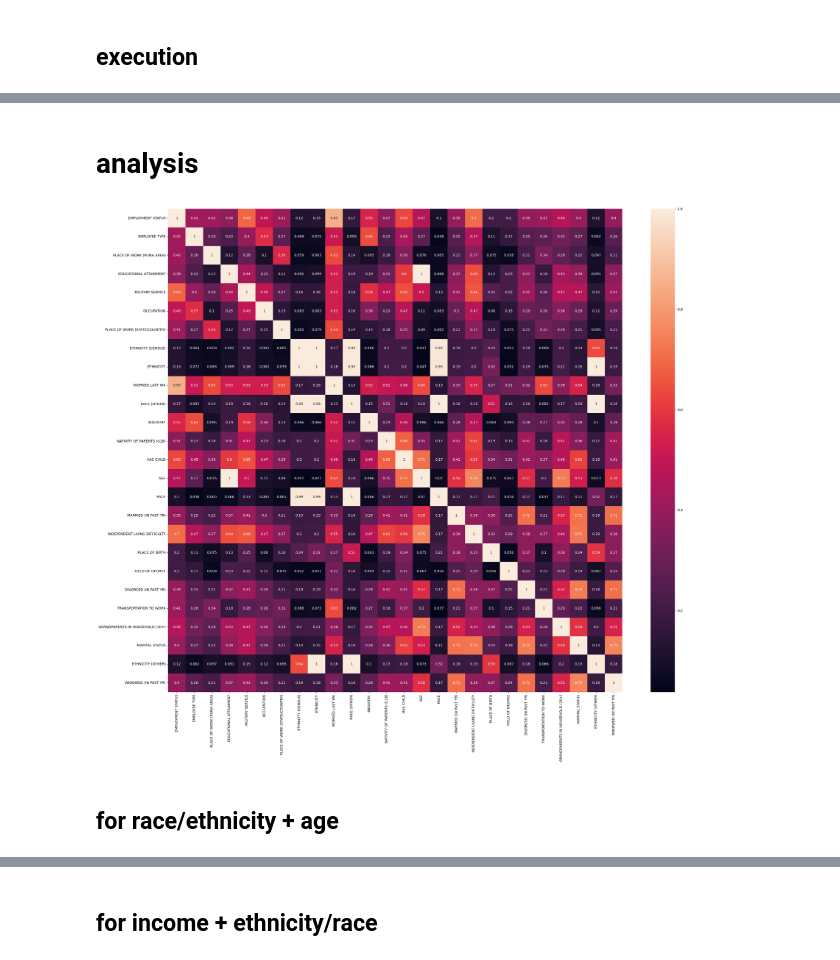
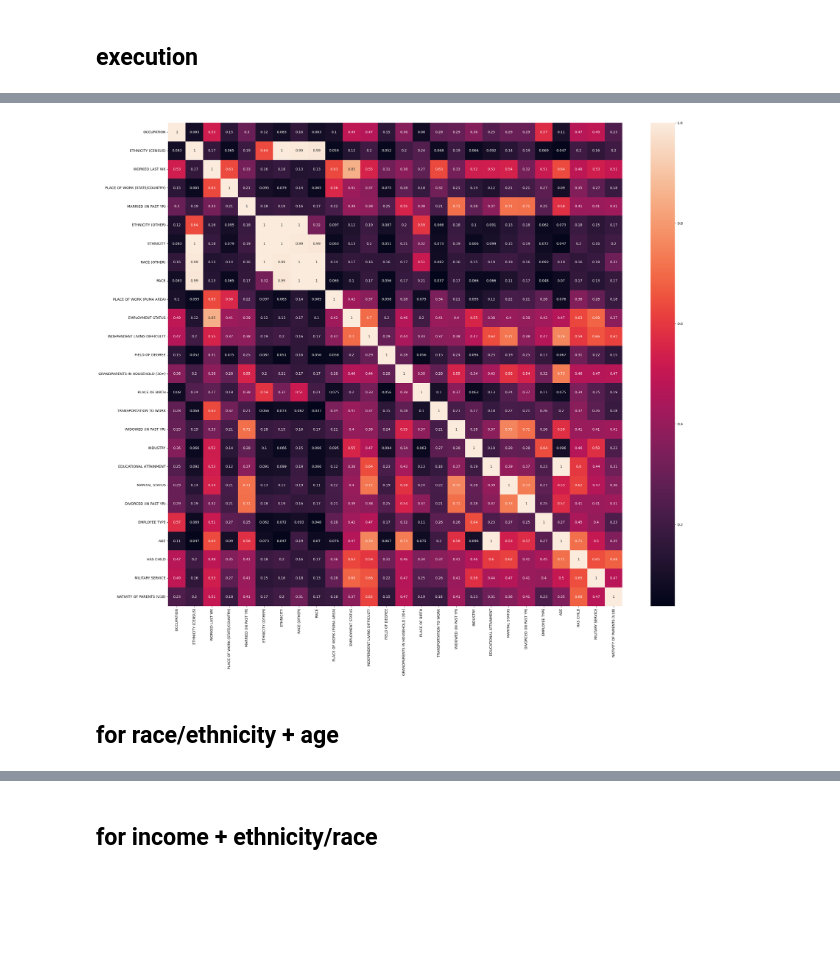
Before and after one commit to juliabiswas/dnp-aapi-data, a Jupyter notebook: process_data.ipynb, the cells around one changed output, grey strips where cells are left out. Saved outputs shown, nothing was run; the diff lists cells and outputs as text; code cells hidden in the pictures; blank space fills up the shorter version.

Commit message:
data processing & analysis done

```diff
--- a/process_data.ipynb
+++ b/process_data.ipynb
@@ -905,3 +907,8 @@ data = data[['ID', 'SAMPLE WEIGHT',
              'INCOME',  'OCCUPATION', 'INDUSTRY', 'EMPLOYMENT STATUS', 'EMPLOYEE TYPE', 'WORKED LAST WK',
              'PLACE OF WORK (PUMA AREA)', 'PLACE OF WORK (STATE/COUNTRY)',
              'MILITARY SERVICE', 'TRANSPORTATION TO WORK', 'EDUCATIONAL ATTAINMENT', 'FIELD OF DEGREE']]
+# %%
+#save final data, ordinal, nominal, continuous
+data.to_csv('/content/drive/My Drive/data.csv', index=False)
+with open('/content/drive/My Drive/vars.pkl', 'wb') as file:
+  pickle.dump((vars, ordinal, nominal, continuous), file)
@@ -908,2 +919,7 @@ data = data[['ID', 'SAMPLE WEIGHT',
+# %%
+#get dataset & ordinal/nominal/continuous
+data = pd.read_csv('/content/drive/My Drive/data.csv')
+with open('/content/drive/My Drive/vars.pkl', 'rb') as file:
+    vars, ordinal, nominal, continuous = pickle.load(file)
 # %%
 data.head()
@@ -915,21 +934,15 @@ with open('vars.pkl', 'wb') as file:
-# %% [markdown]
-# analysis
-# %%
-#get dataset & vars/ordinal/nominal/continuous
-data = pd.read_csv('/content/drive/My Drive/data.csv')
-with open('vars.pkl', 'rb') as file:
-    vars, ordinal, nominal, continuous = pickle.load(file)
 # %%
 #heat map for dataset features
-global target
-target = 'INCOME'
-if target in data:
-  d = data.drop(target,axis=1)
+weight_col = data['SAMPLE WEIGHT']
+if 'INCOME' in data.columns:
+  d = data.drop('INCOME',axis=1)
 else:
   d = data.copy()
 d, v, o, n, c = create_corr_heat_map(d, vars, ordinal, nominal, continuous, 0.9, False)
 # %% [output]
-[figure, old version]
+[figure, new version]
+# %% [markdown]
+## for race/ethnicity + age
 # %%
 #map ethnoracial numerical values to categories
 race_other_mapping = {1: 'Asian alone',
@@ -1181,8 +1194,6 @@ ethnicity_mapping = {1: 'Asian Indian alone',
     103: 'Korean; and/or Vietnamese; and/or Other Asian; and/or Native Hawaiian and Other Pacific Islander groups; and/or Some Other Race',
     104: 'Native Hawaiian; and/or Pacific Islander groups; and/or Some Other Race',
     105: 'White; and/or Black or African American; and/or American Indian and Alaska Native; and/or Asian groups; and/or Native Hawaiian and Other Pacific Islander groups; and/or Some Other Race'}
-# %% [markdown]
-## for race/ethnicity + age
 # %%
 '''age and race should not have a high correlation when looking at the entire aapi
 population. however, differences in mean age across population (affected by different population sizes
```
Also changed, not shown: parts of 19 cells of this notebook.
